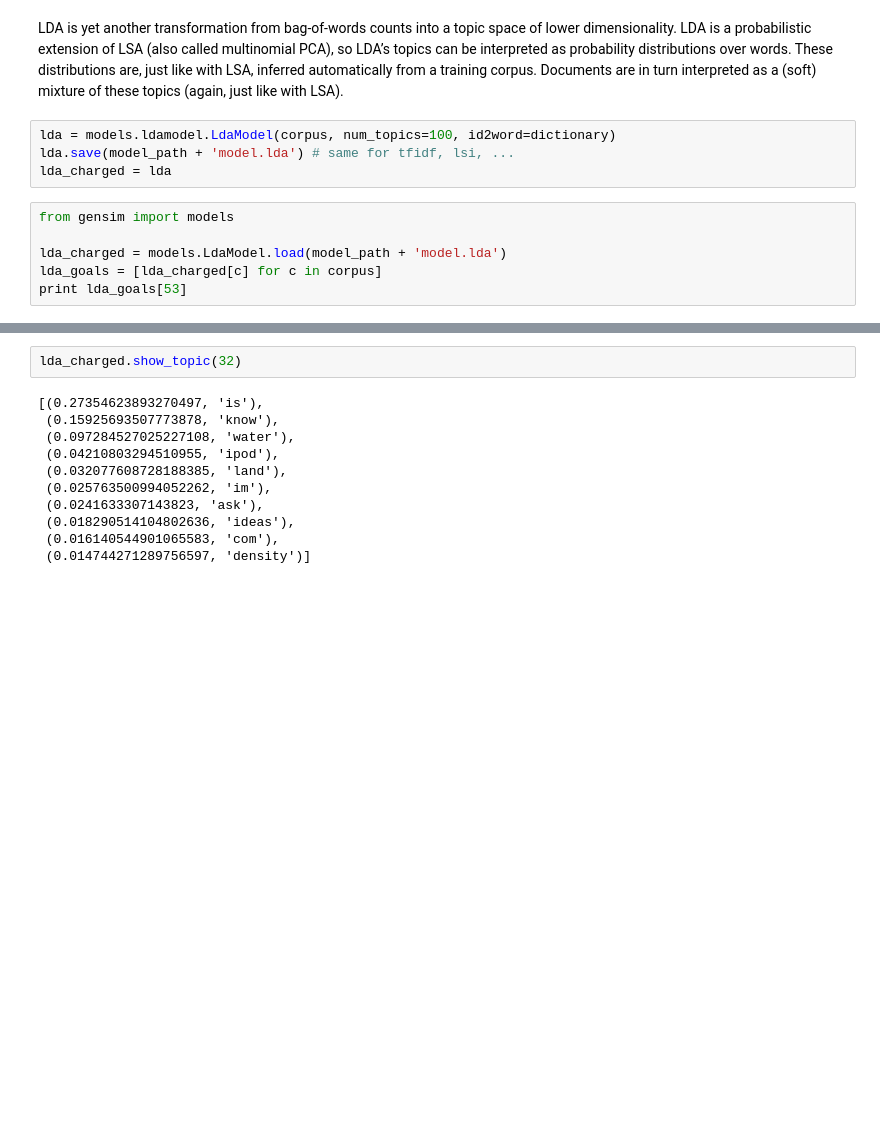
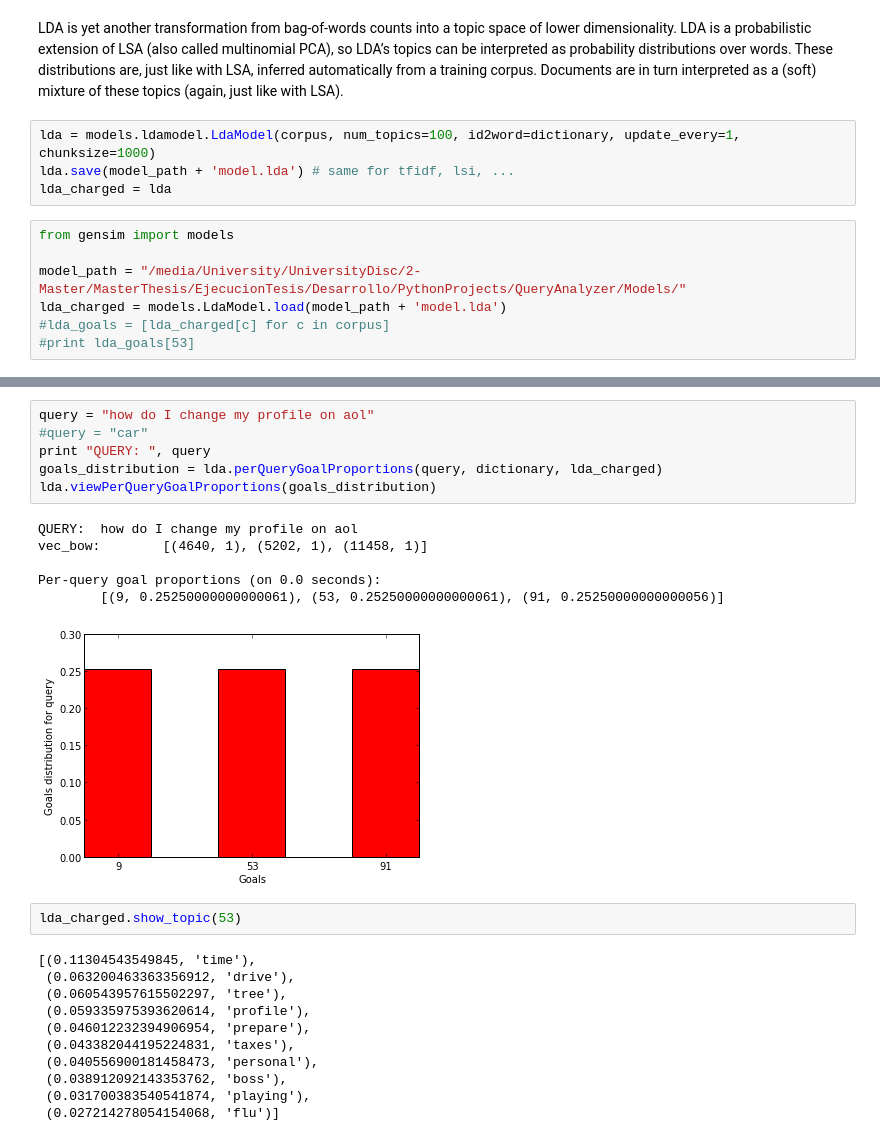
Before and after one commit to ljsou/QueryAnalyzer, a Jupyter notebook: QueryAnalyzer.ipynb, the cells around one changed output, grey strips where cells are left out. Drawn from its saved outputs; the diff is of its cells as text; blank space fills up the shorter version.

```diff
--- a/QueryAnalyzer.ipynb
+++ b/QueryAnalyzer.ipynb
@@ -120,12 +143,13 @@ Latent DIrichlet Allocation (LDA)
 LDA is yet another transformation from bag-of-words counts into a topic space of lower dimensionality. LDA is a probabilistic extension of LSA (also called multinomial PCA), so LDA’s topics can be interpreted as probability distributions over words. These distributions are, just like with LSA, inferred automatically from a training corpus. Documents are in turn interpreted as a (soft) mixture of these topics (again, just like with LSA).
 <br />
 # %%
-lda = models.ldamodel.LdaModel(corpus, num_topics=100, id2word=dictionary)
+lda = models.ldamodel.LdaModel(corpus, num_topics=100, id2word=dictionary, update_every=1, chunksize=1000)
 lda.save(model_path + 'model.lda') # same for tfidf, lsi, ...
 lda_charged = lda
 # %%
 from gensim import models
 
+model_path = "/media/University/UniversityDisc/2-Master/MasterThesis/EjecucionTesis/Desarrollo/PythonProjects/QueryAnalyzer/Models/"
 lda_charged = models.LdaModel.load(model_path + 'model.lda')
-lda_goals = [lda_charged[c] for c in corpus]
-print lda_goals[53]
+#lda_goals = [lda_charged[c] for c in corpus]
+#print lda_goals[53]
@@ -236,13 +215,26 @@ QUERY:  the sky is blue
+# %%
+query = "how do I change my profile on aol"
+#query = "car"
+print "QUERY: ", query
+goals_distribution = lda.perQueryGoalProportions(query, dictionary, lda_charged)
+lda.viewPerQueryGoalProportions(goals_distribution)
+# %% [output]
+QUERY:  how do I change my profile on aol
+vec_bow:        [(4640, 1), (5202, 1), (11458, 1)]
+
+Per-query goal proportions (on 0.0 seconds):
+        [(9, 0.25250000000000061), (53, 0.25250000000000061), (91, 0.25250000000000056)]
+[figure, added]
 # %%
-lda_charged.show_topic(32)
+lda_charged.show_topic(53)
 # %% [output]
-[(0.27354623893270497, 'is'),
- (0.15925693507773878, 'know'),
- (0.097284527025227108, 'water'),
- (0.04210803294510955, 'ipod'),
- (0.032077608728188385, 'land'),
- (0.025763500994052262, 'im'),
- (0.0241633307143823, 'ask'),
- (0.018290514104802636, 'ideas'),
- (0.016140544901065583, 'com'),
- (0.014744271289756597, 'density')]
+[(0.11304543549845, 'time'),
+ (0.063200463363356912, 'drive'),
+ (0.060543957615502297, 'tree'),
+ (0.059335975393620614, 'profile'),
+ (0.046012232394906954, 'prepare'),
+ (0.043382044195224831, 'taxes'),
+ (0.040556900181458473, 'personal'),
+ (0.038912092143353762, 'boss'),
+ (0.031700383540541874, 'playing'),
+ (0.027214278054154068, 'flu')]
```
Also changed, not shown: parts of 13 cells of this notebook.
